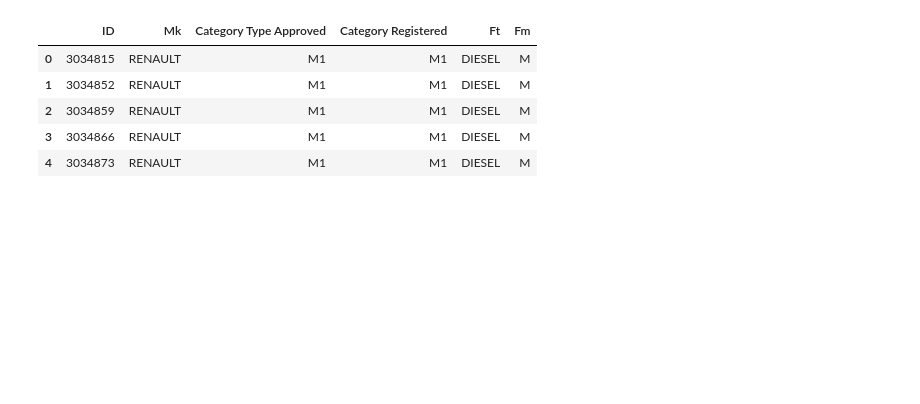
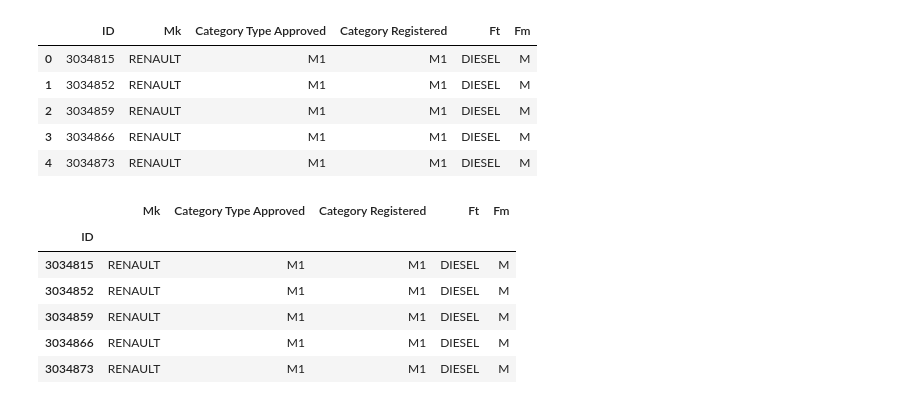
Before and after one commit to two-suns/CO2_Emissions_Estimator, a Jupyter notebook: Clean:Prep:Create/db_tables.ipynb, the cells around one changed output. Drawn from its saved outputs; the diff is of its cells as text; code cells hidden in the pictures; blank space fills up the shorter version.

```diff
--- a/Clean:Prep:Create/db_tables.ipynb
+++ b/Clean:Prep:Create/db_tables.ipynb
@@ -75,4 +86,15 @@ car_category_df.head()
 | 2 | 3034859 | RENAULT | M1 | M1 | DIESEL | M |
 | 3 | 3034866 | RENAULT | M1 | M1 | DIESEL | M |
 | 4 | 3034873 | RENAULT | M1 | M1 | DIESEL | M |
+# %%
+car_category = car_category_df.set_index('ID')
+car_category.head()
+# %% [output]
+|  | Mk | Category Type Approved | Category Registered | Ft | Fm |
+| ID |  |  |  |  |  |
+| 3034815 | RENAULT | M1 | M1 | DIESEL | M |
+| 3034852 | RENAULT | M1 | M1 | DIESEL | M |
+| 3034859 | RENAULT | M1 | M1 | DIESEL | M |
+| 3034866 | RENAULT | M1 | M1 | DIESEL | M |
+| 3034873 | RENAULT | M1 | M1 | DIESEL | M |
 # %%
```
Also changed, not shown: parts of 3 cells of this notebook, 7 other files.
